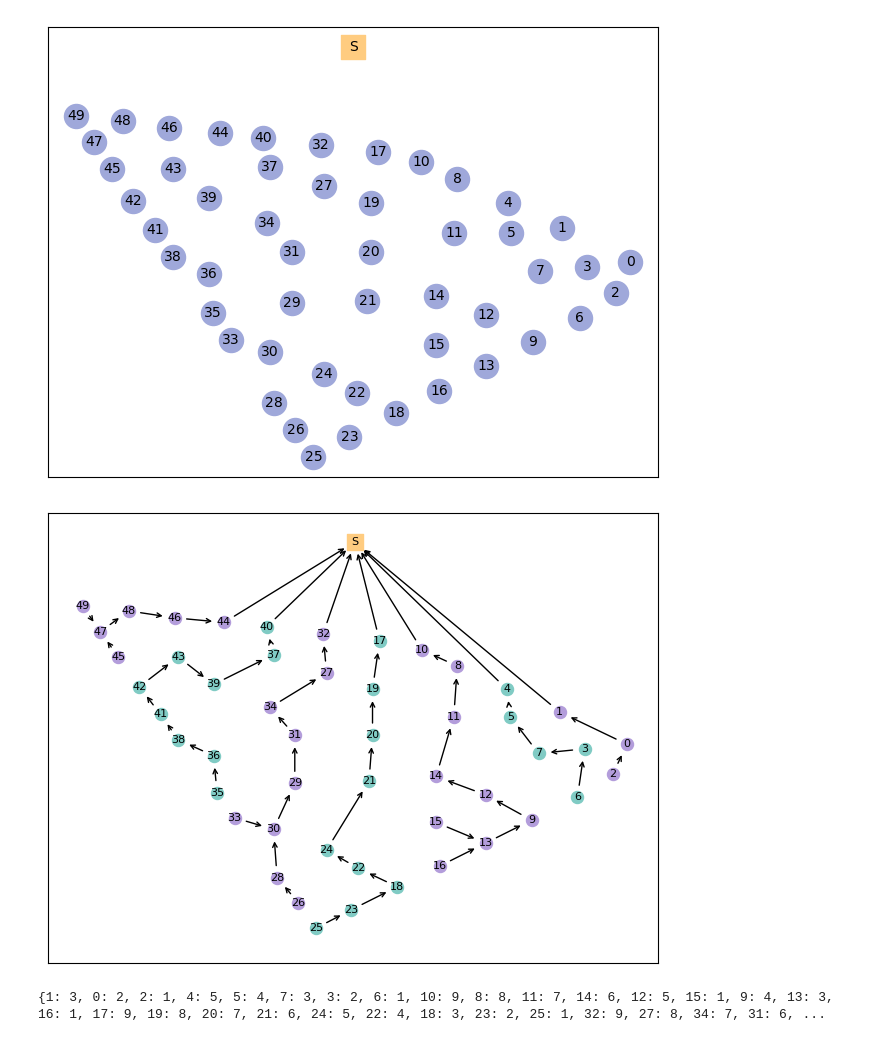
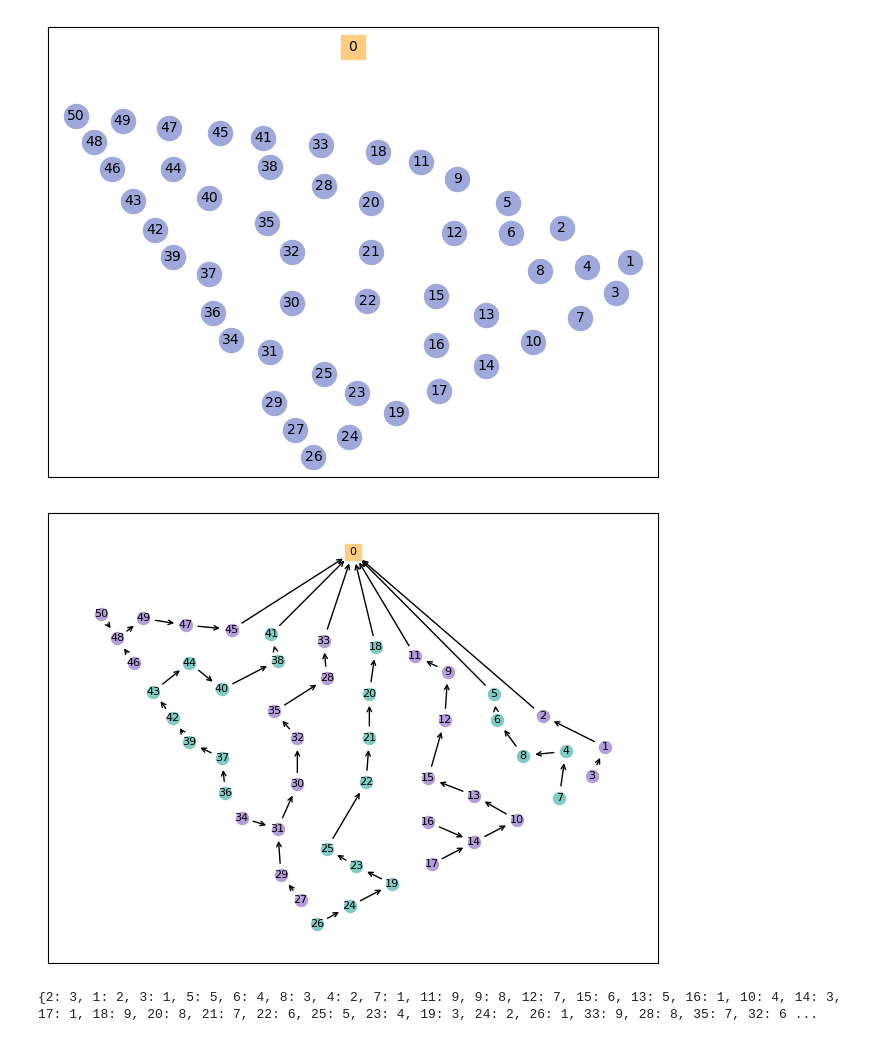
Before and after one commit to FernandoSchett/wamuu, a Jupyter notebook: notebooks/0.5-pma-turb_out_power_visualization.ipynb, the cells around one changed output. Drawn from its saved outputs; the diff is of its cells as text; code cells hidden in the pictures.

```diff
--- a/notebooks/0.5-pma-turb_out_power_visualization.ipynb
+++ b/notebooks/0.5-pma-turb_out_power_visualization.ipynb
@@ -14,59 +14,56 @@ I = Instance(
 )
 # %%
 G = nx.DiGraph()
-G.add_node('S', pos=(0, 0))
-for i in range(len(I.turbs)):
-    G.add_node(i, pos=I.turbs[i])
+for i in range(I.n+1):
+    G.add_node(i, pos=I.nodes[i])
 pos = nx.get_node_attributes(G, 'pos')
 nx.draw_networkx_nodes(G, pos,
-                       nodelist=['S'],
+                       nodelist=[0],
                        node_color='#FFCC80',
                        node_shape='s')
 nx.draw_networkx_nodes(G, pos,
-                       nodelist=range(len(I.turbs)),
+                       nodelist=range(1, I.n+1),
                        node_color='#9FA8DA')
 nx.draw_networkx_labels(G, pos,
                         font_size=10)
 plt.tight_layout()
 plt.show()
 # %% [output]
-[figure, old version]
+[figure, new version]
 # %%
-groups = sweep_groups(len(I.turbs),
-                      starting_index=8,
+groups = sweep_groups(I.n,
+                      starting_index=9,
                       clockwise=True,
-                      tpg = len(I.turbs)//I.C + 1)
+                      tpg = I.n//I.C + 1)
 groups = [sort_group_by_subst_dist(group, I.dist) for group in groups]
 # %%
 edges_group = [prim(group, I.dist, group[0]) for group in groups]
 # %%
 nx.draw_networkx_nodes(G, pos,
-                       nodelist=['S'],
+                       nodelist=[0],
                        node_color='#FFCC80',
                        node_size=120,
                        node_shape='s')
 color = ['#B39DDB', '#80CBC4']
 for i in range(len(groups)):
     nx.draw_networkx_nodes(G, pos,
                            nodelist=groups[i],
                            node_color=color[i%2],
                            node_shape='.')
+edgelist = []
 for edges in edges_group:
-    nx.draw_networkx_edges(G, pos,
-                           edgelist=edges,
-                           arrowstyle='->',
-                           arrowsize=8)
+    edgelist.extend(edges)
 for group in groups:
-    nx.draw_networkx_edges(G, pos,
-                           edgelist=[[group[0], 'S']],
-                           arrowstyle='->',
-                           arrowsize=8)
-nx.draw_networkx_labels(G, pos,
-                        font_size=8)
+    edgelist.append([group[0], 0])
+nx.draw_networkx_edges(G, pos,
+                       edgelist,
+                       arrowstyle='->',
+                       arrowsize=8)
+nx.draw_networkx_labels(G, pos, font_size=8)
 plt.tight_layout()
 plt.show()
 # %% [output]
-[figure, old version]
+[figure, new version]
 # %%
 powers = [get_turb_out_power(groups[i], edges_group[i]) for i in range(len(groups))]
 power = dict()
@@ -74,6 +71,6 @@ for p in powers:
     power |= p
 print(power)
 # %% [output]
-{1: 3, 0: 2, 2: 1, 4: 5, 5: 4, 7: 3, 3: 2, 6: 1, 10: 9, 8: 8, 11: 7, 14: 6, 12: 5, 15: 1, 9: 4, 13: 3, 16: 1, 17: 9, 19: 8, 20: 7, 21: 6, 24: 5, 22: 4, 18: 3, 23: 2, 25: 1, 32: 9, 27: 8, 34: 7, 31: 6, ...
+{2: 3, 1: 2, 3: 1, 5: 5, 6: 4, 8: 3, 4: 2, 7: 1, 11: 9, 9: 8, 12: 7, 15: 6, 13: 5, 16: 1, 10: 4, 14: 3, 17: 1, 18: 9, 20: 8, 21: 7, 22: 6, 25: 5, 23: 4, 19: 3, 24: 2, 26: 1, 33: 9, 28: 8, 35: 7, 32: 6 ...
 # %%
 nx.draw_networkx_nodes(G, pos,
```
Also changed, not shown: parts of 1 cell of this notebook, 6 other files.
